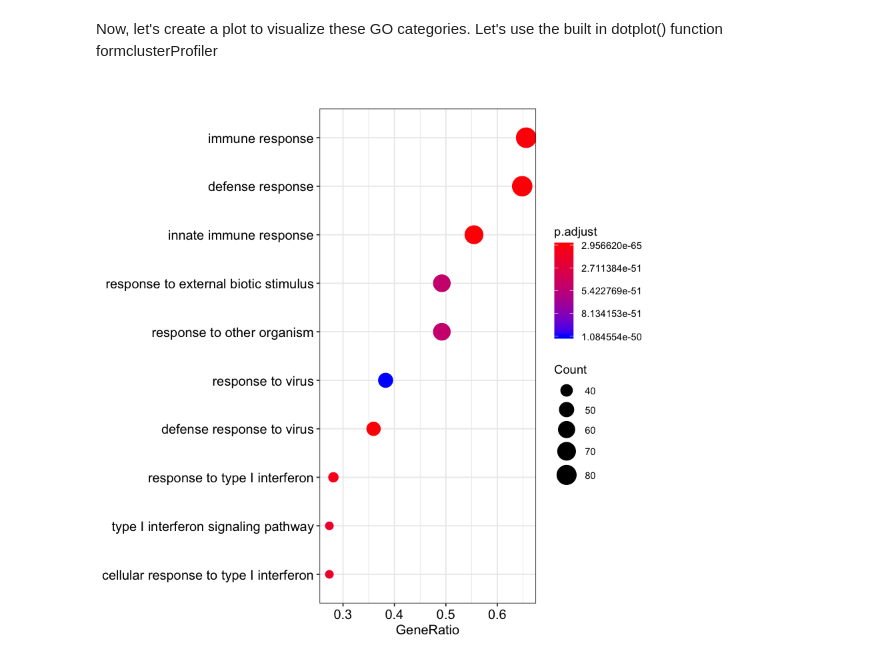
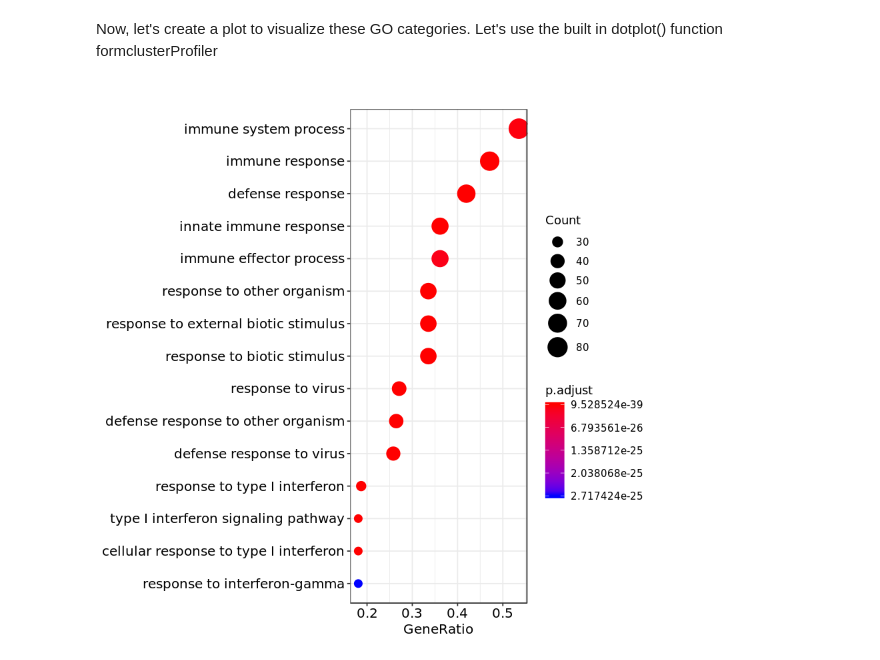
Before and after one commit to turoger/Applied-Bioinformatics-HW, a Jupyter notebook: Unit2-RNAseq/3.8_Enrichment_Analysis_2.ipynb, the cells around one changed output. Drawn from its saved outputs; the diff is of its cells as text; code cells hidden in the pictures.

```diff
--- a/Unit2-RNAseq/3.8_Enrichment_Analysis_2.ipynb
+++ b/Unit2-RNAseq/3.8_Enrichment_Analysis_2.ipynb
@@ -311,17 +303,17 @@ nrow(resFilteredSorted[abs(resFilteredSorted$log2FoldChange) >= 1 & resFilteredS
 [1] 19577
 [1] 182
 # %%
-resFilteredSorted.diff <- resFilteredSorted[resFilteredSorted$log2FoldChange >= 1 & resFilteredSorted$padj<=0.05,]
+resFilteredSorted.diff <- resFilteredSorted[abs(resFilteredSorted$log2FoldChange) >= 1 & resFilteredSorted$padj<=0.05,]
 # %% [markdown]
 Let's actually do an enrichment now. We'll use the enrichGo() function from clusterProfiler.
 
 **Note**: "universe" parameter is actually the background that we pick.
 # %%
-ego <- enrichGO(gene = rownames(b),
+ego <- enrichGO(gene = rownames(resFilteredSorted.diff),
                 universe = rownames(resFilteredSorted),
                 OrgDb = org.Hs.eg.db,
                 keyType = "ENSEMBL",
-                ont = "MF",
+                ont = "BP",
                 pAdjustMethod = "BH",
                 pvalueCutoff  = 0.01,
                 qvalueCutoff  = 0.05,
@@ -336,6 +332,6 @@ ERROR: Error in head(ego): object 'ego' not found
 # %% [markdown]
 Now, let's create a plot to visualize these GO categories. Let's use the built in dotplot() function formclusterProfiler
 # %%
-dotplot(ego, showCategory=10)
+dotplot(ego, showCategory=15)
 # %% [output]
-[figure, old version]
+[figure, new version]
```
Also changed, not shown: parts of 23 cells of this notebook, 7 other files.
